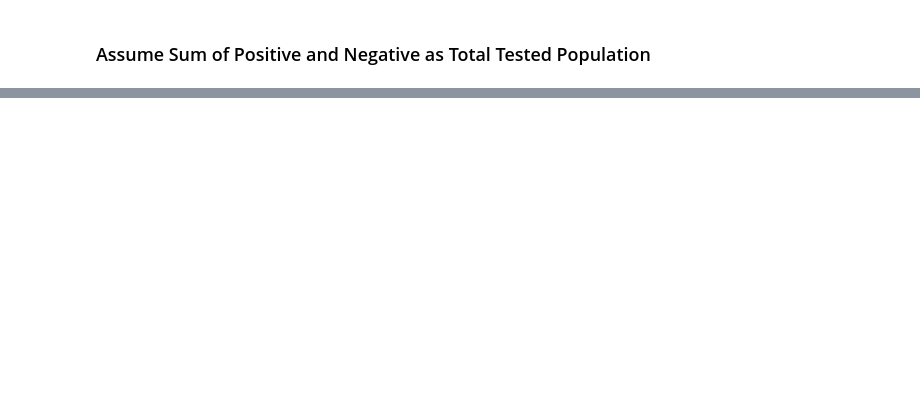
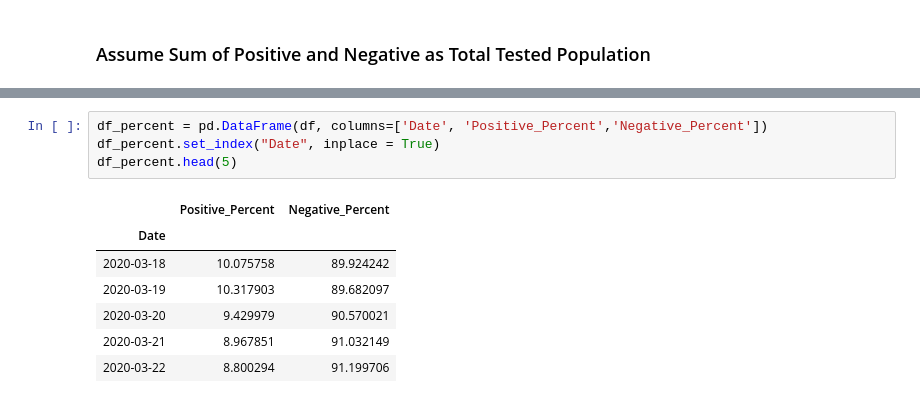
Before and after one commit to bchan01/covid-19-data-analysis, a Jupyter notebook: data-analysis.ipynb, the cells around one changed output, grey strips where cells are left out. Drawn from its saved outputs; the diff is of its cells as text; blank space fills up the shorter version.

```diff
--- a/data-analysis.ipynb
+++ b/data-analysis.ipynb
@@ -48,0 +60,12 @@ plt.show()
+# %%
+df_percent = pd.DataFrame(df, columns=['Date', 'Positive_Percent','Negative_Percent'])
+df_percent.set_index("Date", inplace = True)
+df_percent.head(5)
+# %% [output]
+|  | Positive_Percent | Negative_Percent |
+| Date |  |  |
+| 2020-03-18 | 10.075758 | 89.924242 |
+| 2020-03-19 | 10.317903 | 89.682097 |
+| 2020-03-20 | 9.429979 | 90.570021 |
+| 2020-03-21 | 8.967851 | 91.032149 |
+| 2020-03-22 | 8.800294 | 91.199706 |
```
Also changed, not shown: parts of 5 cells of this notebook.
